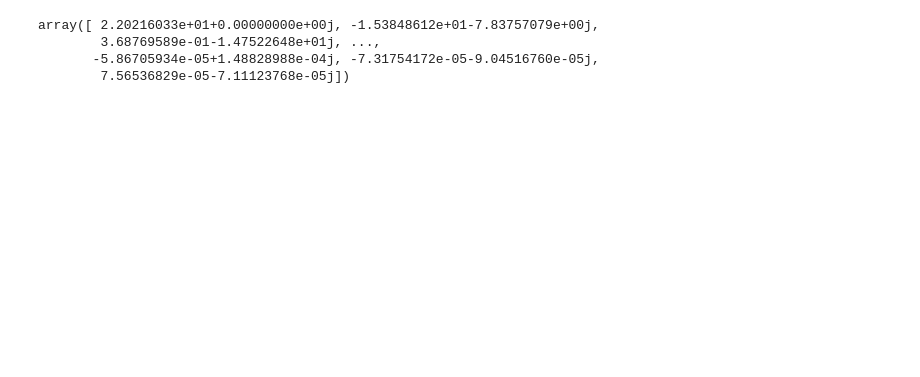
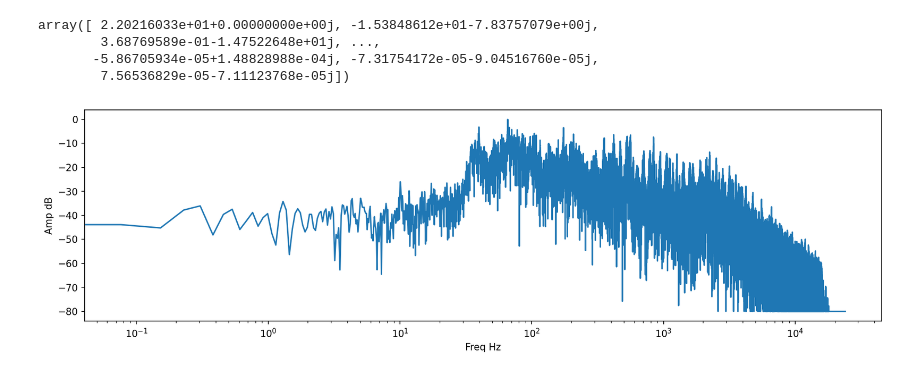
Before and after one commit to jonhealy1/ai-engineering, a Jupyter notebook: hf-bootcamp/24-audio_data.ipynb, the cells around one changed output. Drawn from its saved outputs; the diff is of its cells as text; code cells hidden in the pictures; blank space fills up the shorter version.

Commit message:
plot dft

```diff
--- a/hf-bootcamp/24-audio_data.ipynb
+++ b/hf-bootcamp/24-audio_data.ipynb
@@ -49,3 +49,11 @@ amplitude = np.abs(dft)
 amplitude_db = librosa.amplitude_to_db(amplitude,ref=np.max)
 # %%
 frequency = librosa.fft_frequencies(sr=sr,n_fft=len(y))
+# %%
+plt.figure(figsize=(15,4),dpi=150)
+plt.plot(frequency,amplitude_db)
+plt.xlabel('Freq Hz')
+plt.ylabel('Amp dB')
+plt.xscale('log')
+# %% [output]
+[figure, added]
```
